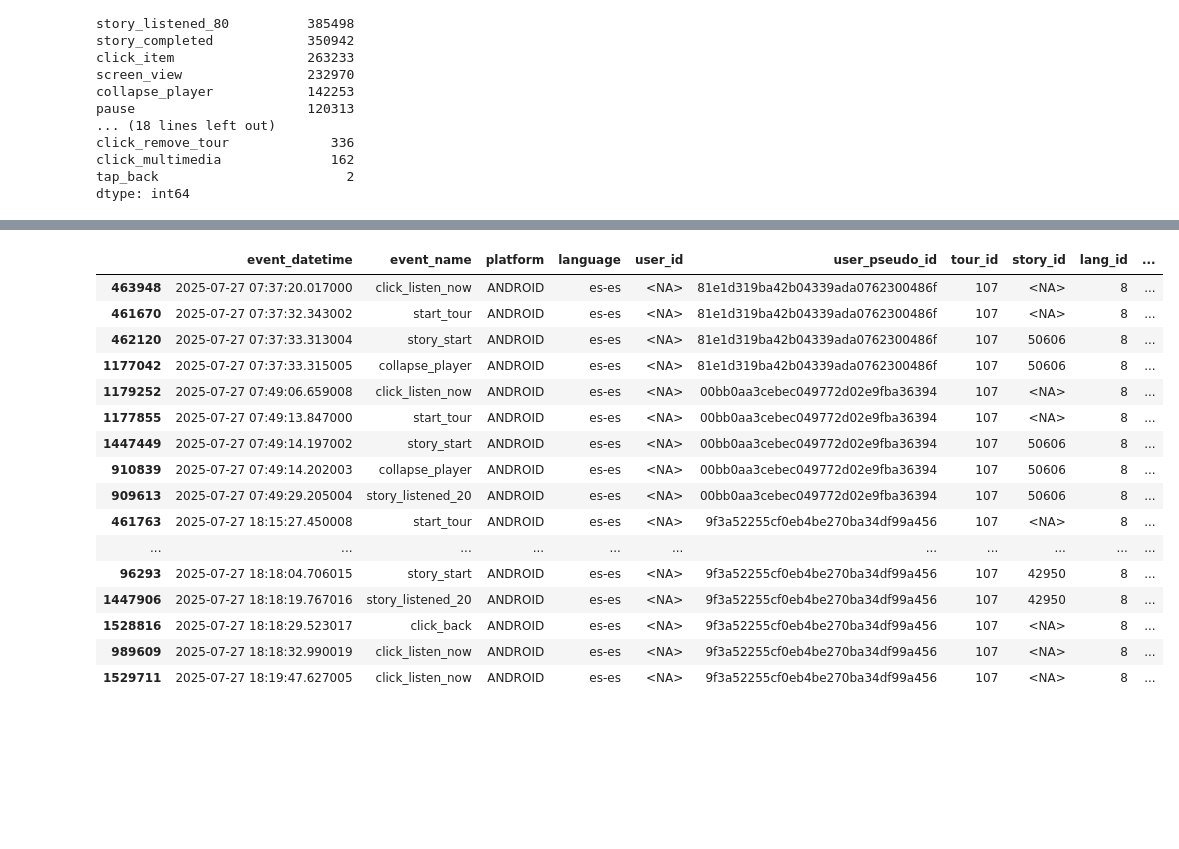
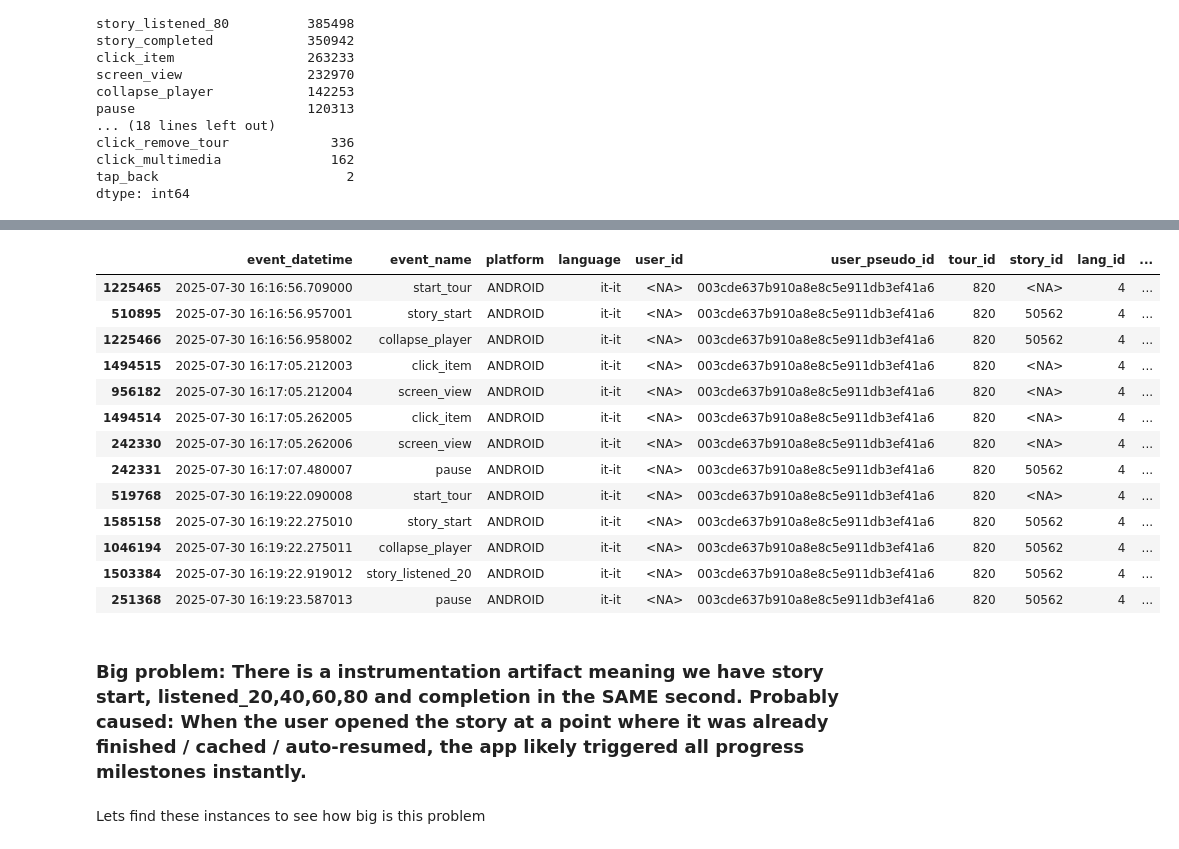
Before and after one commit to vassilismylo/Clio_Muse, a Jupyter notebook: Altair_Analytics/user_journeys_analysis.ipynb, the cells around one changed output, grey strips where cells are left out. Saved outputs shown, nothing was run; the diff lists cells and outputs as text; code cells hidden in the pictures; blank space fills up the shorter version.

```diff
--- a/Altair_Analytics/user_journeys_analysis.ipynb
+++ b/Altair_Analytics/user_journeys_analysis.ipynb
@@ -132,28 +132,29 @@ weird_guy = ANDROID[ANDROID['user_pseudo_id'] == "00bb0aa3cebec049772d02e9fba363
 # %%
 ANDROID.loc[
-    (ANDROID['tour_id'] == 107) &
-    (ANDROID['language'] == "es-es") &
-    (ANDROID['event_datetime'].dt.date == pd.to_datetime("2025-07-27").date())
+    (ANDROID['tour_id'] == 820) &
+    (ANDROID['language'] == "it-it") &
+    (ANDROID['event_datetime'].dt.date == pd.to_datetime("2025-07-30").date())
 ]
 # %% [output]
 |  | event_datetime | event_name | platform | language | user_id | user_pseudo_id | tour_id | story_id | lang_id | ... |
-| 463948 | 2025-07-27 07:37:20.017000 | click_listen_now | ANDROID | es-es | <NA> | 81e1d319ba42b04339ada0762300486f | 107 | <NA> | 8 | ... |
-| 461670 | 2025-07-27 07:37:32.343002 | start_tour | ANDROID | es-es | <NA> | 81e1d319ba42b04339ada0762300486f | 107 | <NA> | 8 | ... |
-| 462120 | 2025-07-27 07:37:33.313004 | story_start | ANDROID | es-es | <NA> | 81e1d319ba42b04339ada0762300486f | 107 | 50606 | 8 | ... |
-| 1177042 | 2025-07-27 07:37:33.315005 | collapse_player | ANDROID | es-es | <NA> | 81e1d319ba42b04339ada0762300486f | 107 | 50606 | 8 | ... |
-| 1179252 | 2025-07-27 07:49:06.659008 | click_listen_now | ANDROID | es-es | <NA> | 00bb0aa3cebec049772d02e9fba36394 | 107 | <NA> | 8 | ... |
-| 1177855 | 2025-07-27 07:49:13.847000 | start_tour | ANDROID | es-es | <NA> | 00bb0aa3cebec049772d02e9fba36394 | 107 | <NA> | 8 | ... |
-| 1447449 | 2025-07-27 07:49:14.197002 | story_start | ANDROID | es-es | <NA> | 00bb0aa3cebec049772d02e9fba36394 | 107 | 50606 | 8 | ... |
-| 910839 | 2025-07-27 07:49:14.202003 | collapse_player | ANDROID | es-es | <NA> | 00bb0aa3cebec049772d02e9fba36394 | 107 | 50606 | 8 | ... |
-| 909613 | 2025-07-27 07:49:29.205004 | story_listened_20 | ANDROID | es-es | <NA> | 00bb0aa3cebec049772d02e9fba36394 | 107 | 50606 | 8 | ... |
-| 461763 | 2025-07-27 18:15:27.450008 | start_tour | ANDROID | es-es | <NA> | 9f3a52255cf0eb4be270ba34df99a456 | 107 | <NA> | 8 | ... |
-| ... | ... | ... | ... | ... | ... | ... | ... | ... | ... | ... |
-| 96293 | 2025-07-27 18:18:04.706015 | story_start | ANDROID | es-es | <NA> | 9f3a52255cf0eb4be270ba34df99a456 | 107 | 42950 | 8 | ... |
-| 1447906 | 2025-07-27 18:18:19.767016 | story_listened_20 | ANDROID | es-es | <NA> | 9f3a52255cf0eb4be270ba34df99a456 | 107 | 42950 | 8 | ... |
-| 1528816 | 2025-07-27 18:18:29.523017 | click_back | ANDROID | es-es | <NA> | 9f3a52255cf0eb4be270ba34df99a456 | 107 | <NA> | 8 | ... |
-| 989609 | 2025-07-27 18:18:32.990019 | click_listen_now | ANDROID | es-es | <NA> | 9f3a52255cf0eb4be270ba34df99a456 | 107 | <NA> | 8 | ... |
-| 1529711 | 2025-07-27 18:19:47.627005 | click_listen_now | ANDROID | es-es | <NA> | 9f3a52255cf0eb4be270ba34df99a456 | 107 | <NA> | 8 | ... |
+| 1225465 | 2025-07-30 16:16:56.709000 | start_tour | ANDROID | it-it | <NA> | 003cde637b910a8e8c5e911db3ef41a6 | 820 | <NA> | 4 | ... |
+| 510895 | 2025-07-30 16:16:56.957001 | story_start | ANDROID | it-it | <NA> | 003cde637b910a8e8c5e911db3ef41a6 | 820 | 50562 | 4 | ... |
+| 1225466 | 2025-07-30 16:16:56.958002 | collapse_player | ANDROID | it-it | <NA> | 003cde637b910a8e8c5e911db3ef41a6 | 820 | 50562 | 4 | ... |
+| 1494515 | 2025-07-30 16:17:05.212003 | click_item | ANDROID | it-it | <NA> | 003cde637b910a8e8c5e911db3ef41a6 | 820 | <NA> | 4 | ... |
+| 956182 | 2025-07-30 16:17:05.212004 | screen_view | ANDROID | it-it | <NA> | 003cde637b910a8e8c5e911db3ef41a6 | 820 | <NA> | 4 | ... |
+| 1494514 | 2025-07-30 16:17:05.262005 | click_item | ANDROID | it-it | <NA> | 003cde637b910a8e8c5e911db3ef41a6 | 820 | <NA> | 4 | ... |
+| 242330 | 2025-07-30 16:17:05.262006 | screen_view | ANDROID | it-it | <NA> | 003cde637b910a8e8c5e911db3ef41a6 | 820 | <NA> | 4 | ... |
+| 242331 | 2025-07-30 16:17:07.480007 | pause | ANDROID | it-it | <NA> | 003cde637b910a8e8c5e911db3ef41a6 | 820 | 50562 | 4 | ... |
+| 519768 | 2025-07-30 16:19:22.090008 | start_tour | ANDROID | it-it | <NA> | 003cde637b910a8e8c5e911db3ef41a6 | 820 | <NA> | 4 | ... |
+| 1585158 | 2025-07-30 16:19:22.275010 | story_start | ANDROID | it-it | <NA> | 003cde637b910a8e8c5e911db3ef41a6 | 820 | 50562 | 4 | ... |
+| 1046194 | 2025-07-30 16:19:22.275011 | collapse_player | ANDROID | it-it | <NA> | 003cde637b910a8e8c5e911db3ef41a6 | 820 | 50562 | 4 | ... |
+| 1503384 | 2025-07-30 16:19:22.919012 | story_listened_20 | ANDROID | it-it | <NA> | 003cde637b910a8e8c5e911db3ef41a6 | 820 | 50562 | 4 | ... |
+| 251368 | 2025-07-30 16:19:23.587013 | pause | ANDROID | it-it | <NA> | 003cde637b910a8e8c5e911db3ef41a6 | 820 | 50562 | 4 | ... |
 # %%
 events_data.loc[
     (events_data["event_name"] == 'start_tour') & (events_data["tour_id"].isna())
 ]
+# %% [markdown]
+### Big problem: There is a instrumentation artifact meaning we have story start, listened_20,40,60,80 and completion in the SAME second. Probably caused: When the user opened the story at a point where it was already finished / cached / auto-resumed, the app likely triggered all progress milestones instantly.
+# %% [markdown]
+Lets find these instances to see how big is this problem
```
Also changed, not shown: parts of 24 cells of this notebook.
